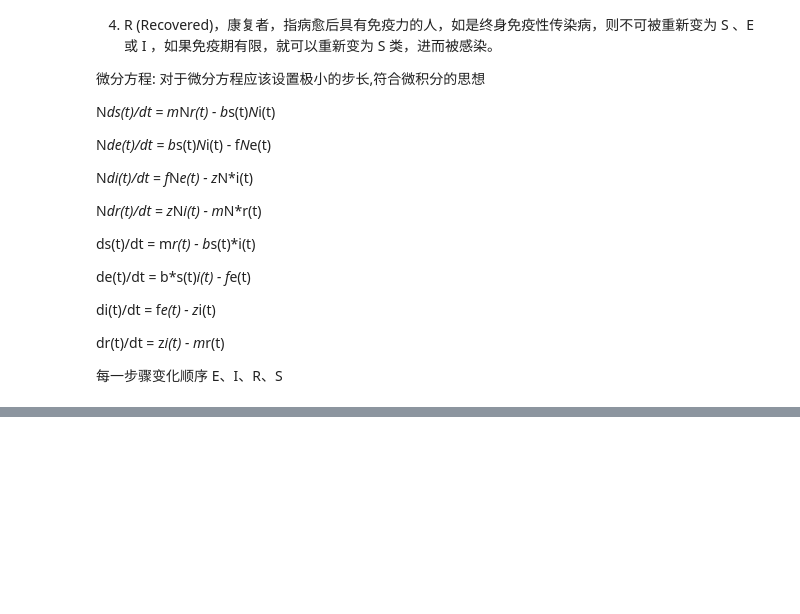
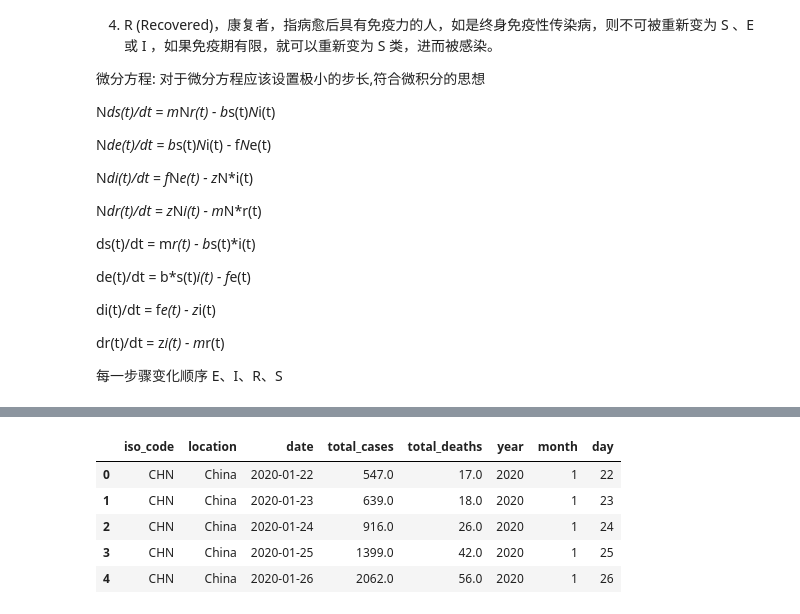
Before and after one commit to X-Fan-Jack/CASA05_quantitative_methods, a Jupyter notebook: personal_project/Covid_in_China.ipynb, the cells around one changed output, grey strips where cells are left out. Saved outputs shown, nothing was run; the diff lists cells and outputs as text; code cells hidden in the pictures; blank space fills up the shorter version.

```diff
--- a/personal_project/Covid_in_China.ipynb
+++ b/personal_project/Covid_in_China.ipynb
@@ -151,0 +219,11 @@ data source:https://ourworldindata.org/coronavirus/country/china
+# %%
+# filter the date
+result_csv = result_csv.query("year != 2022 | month != 11").query("year != 2022 | month != 12")
+result_csv.head()
+# %% [output]
+|  | iso_code | location | date | total_cases | total_deaths | year | month | day |
+| 0 | CHN | China | 2020-01-22 | 547.0 | 17.0 | 2020 | 1 | 22 |
+| 1 | CHN | China | 2020-01-23 | 639.0 | 18.0 | 2020 | 1 | 23 |
+| 2 | CHN | China | 2020-01-24 | 916.0 | 26.0 | 2020 | 1 | 24 |
+| 3 | CHN | China | 2020-01-25 | 1399.0 | 42.0 | 2020 | 1 | 25 |
+| 4 | CHN | China | 2020-01-26 | 2062.0 | 56.0 | 2020 | 1 | 26 |
```
Also changed, not shown: parts of 11 cells of this notebook.
